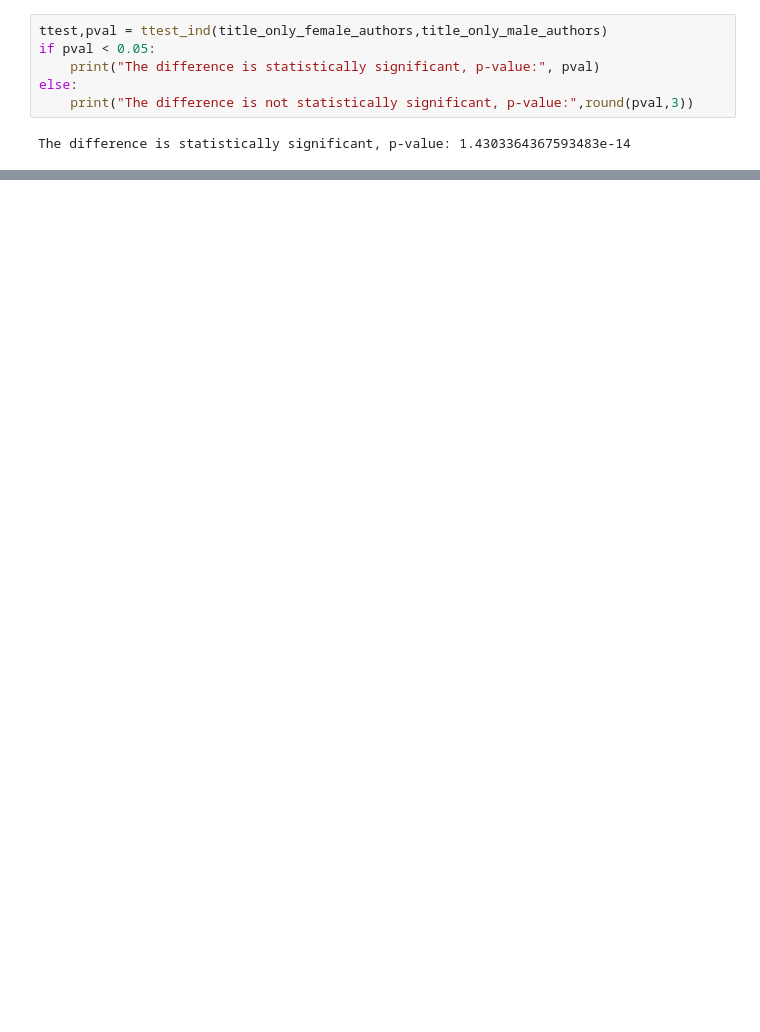
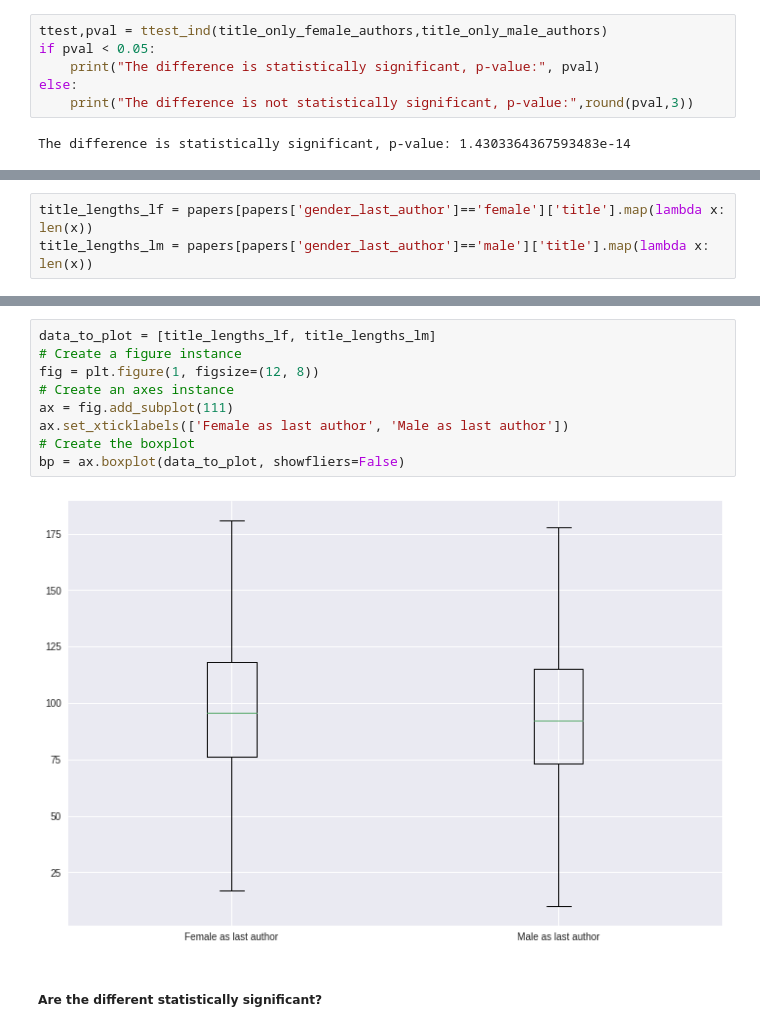
Before and after one commit to social-link-analytics-group-bsc/gender_bioinfo, a Jupyter notebook: analysis/gender_bias_analysis.ipynb, the cells around one changed output, grey strips where cells are left out. Saved outputs shown, nothing was run; the diff lists cells and outputs as text; blank space fills up the shorter version.

```diff
--- a/analysis/gender_bias_analysis.ipynb
+++ b/analysis/gender_bias_analysis.ipynb
@@ -1115,0 +1168,3 @@ The difference is statistically significant, p-value: 1.4303364367593483e-14
+# %%
+title_lengths_lf = papers[papers['gender_last_author']=='female']['title'].map(lambda x: len(x))
+title_lengths_lm = papers[papers['gender_last_author']=='male']['title'].map(lambda x: len(x))
@@ -1115,0 +1195,13 @@ The difference is statistically significant, p-value: 1.4303364367593483e-14
+# %%
+data_to_plot = [title_lengths_lf, title_lengths_lm]
+# Create a figure instance
+fig = plt.figure(1, figsize=(12, 8))
+# Create an axes instance
+ax = fig.add_subplot(111)
+ax.set_xticklabels(['Female as last author', 'Male as last author'])
+# Create the boxplot
+bp = ax.boxplot(data_to_plot, showfliers=False)
+# %% [output]
+[figure, added]
+# %% [markdown]
+##### Are the different statistically significant?
```
Also changed, not shown: parts of 40 cells of this notebook.
